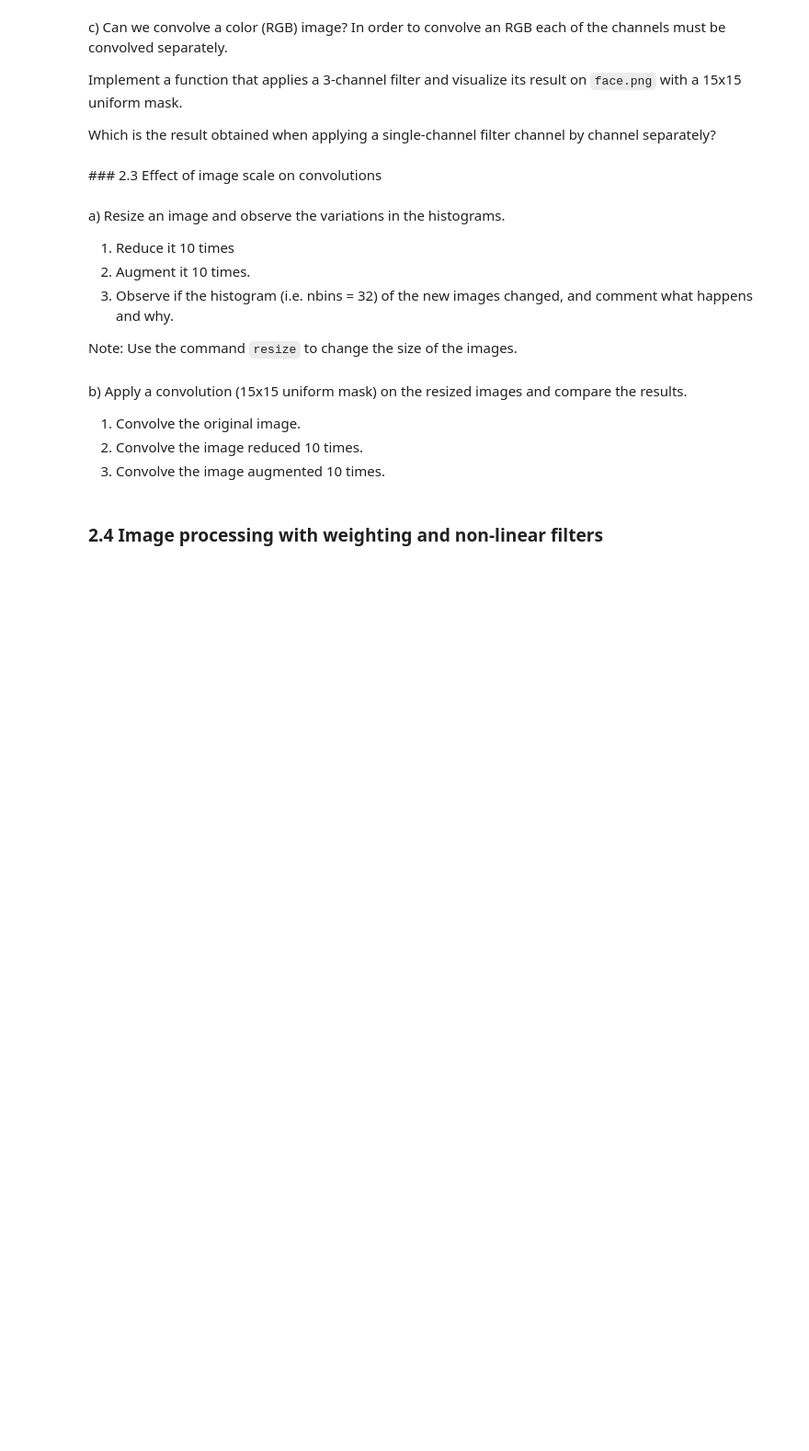
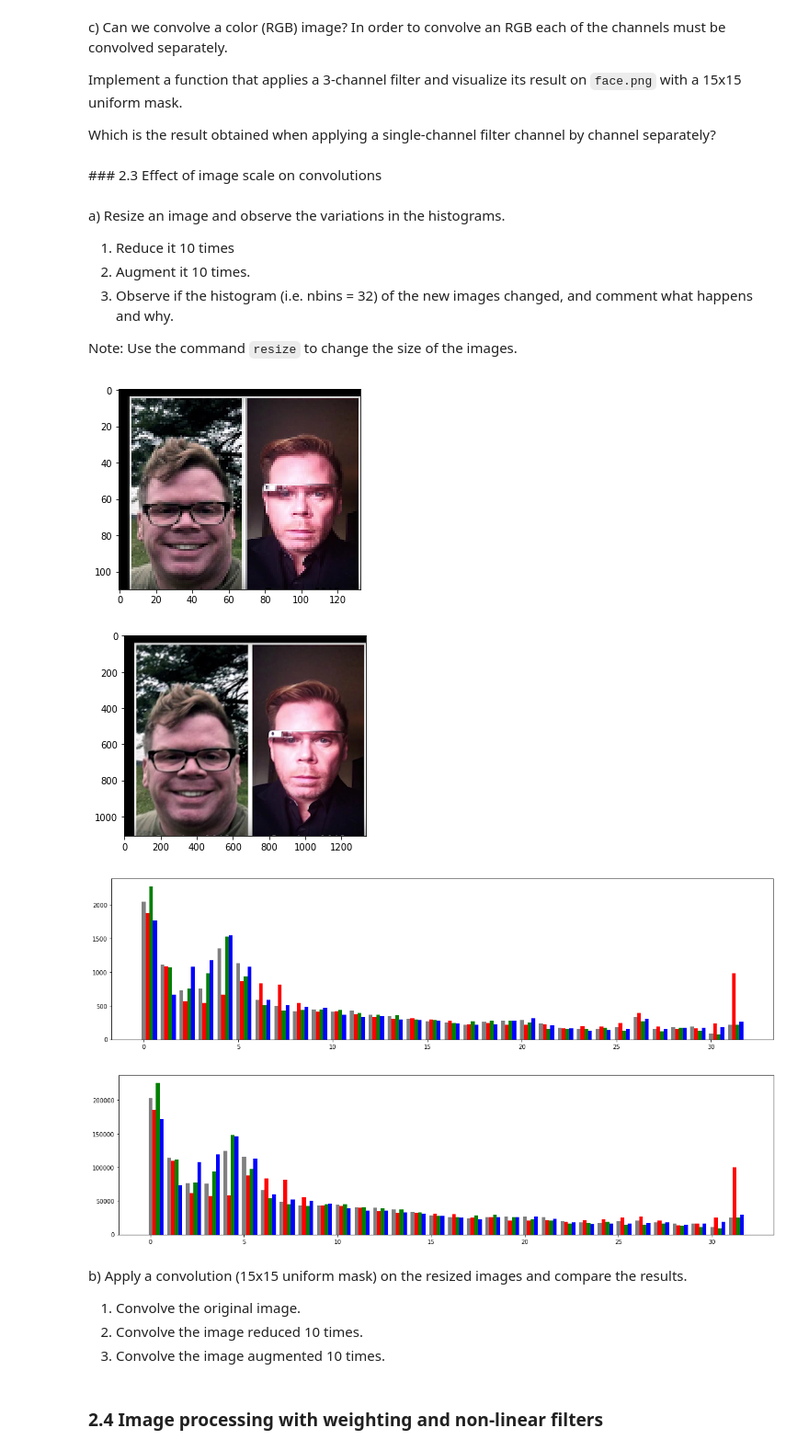
Before and after one commit to lousmontabes/Visio-Artificial, a Jupyter notebook: P2/p2_2018-2019_2solve.ipynb, the cells around one changed output. Shown at 92% size. Drawn from its saved outputs; the diff is of its cells as text; code cells hidden in the pictures; blank space fills up the shorter version.

```diff
--- a/P2/p2_2018-2019_2solve.ipynb
+++ b/P2/p2_2018-2019_2solve.ipynb
@@ -267,6 +267,28 @@ a) Resize an image and observe the variations in the histograms.
 3. Observe if the histogram (i.e. nbins = 32) of the new images changed, and comment what happens and why.
 
 Note: Use the command `resize` to change the size of the images.
+# %%
+from skimage import transform
+import math
+face = io.imread("images/face.png")
+
+scaling = math.sqrt(10)
+
+face_reduced = transform.resize(face, (int(face.shape[0]/scaling), int(face.shape[1]/scaling)), mode='reflect')
+face_augmented = transform.resize(face, (int(face.shape[0]*scaling), int(face.shape[1]*scaling)), mode='reflect')
+
+plt.imshow(face_reduced)
+plt.show()
+plt.imshow(face_augmented)
+plt.show()
+
+show_histogram(face_reduced, 32)
+show_histogram(face_augmented, 32)
+# %% [output]
+[figure, added]
+[figure, added]
+[figure, added]
+[figure, added]
 # %% [markdown]
 b) Apply a convolution (15x15 uniform mask) on the resized images and compare the results.
 
```
Also changed, not shown: parts of 2 cells of this notebook.
